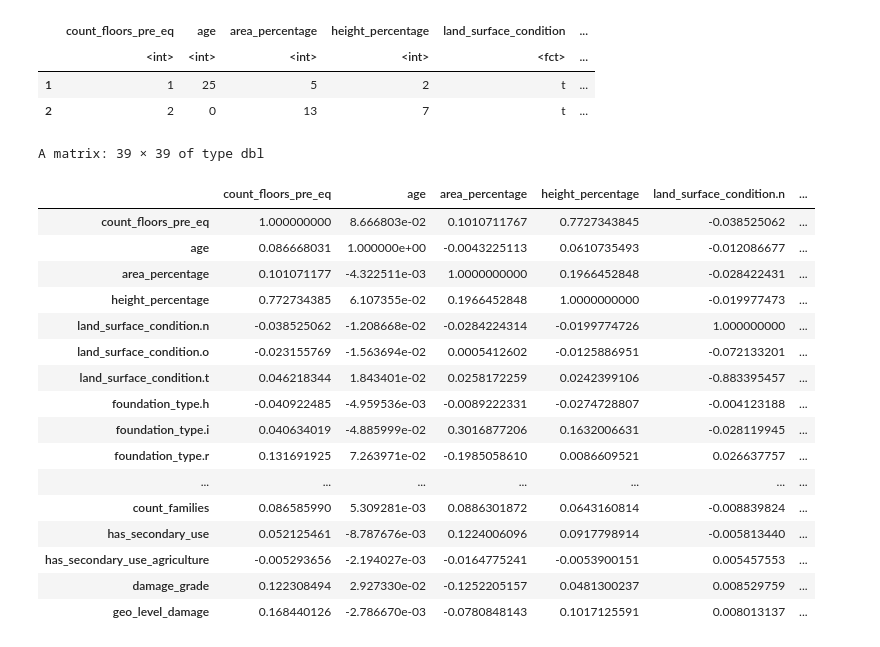
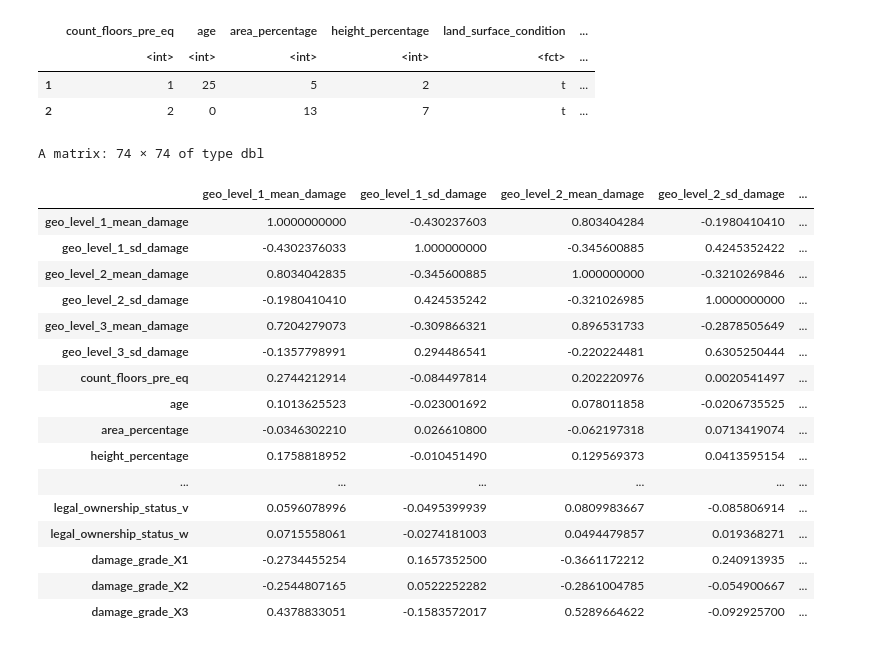
Before and after one commit to bikostet/richter-s-predictor-group-42, a Jupyter notebook: 0_Data Pre-processing .ipynb, the cells around one changed output. Cells and saved outputs as stored; diff of their text form; code cells hidden in the pictures.

```diff
--- a/0_Data Pre-processing .ipynb
+++ b/0_Data Pre-processing .ipynb
@@ -209,0 +241,3 @@ write.csv(data, file = "data_target_encoding.csv", row.names = FALSE)
+# %%
+data <- read.csv("data_target_encoding.csv",stringsAsFactors = T)
+test <- read.csv("test_target_encoding.csv",stringsAsFactors = T)
@@ -209,0 +253,8 @@ write.csv(data, file = "data_target_encoding.csv", row.names = FALSE)
+# %%
+dataNN <- recipe(damage_grade ~ ., data) %>%
+  step_normalize(count_floors_pre_eq, age, area_percentage, height_percentage, geo_level_1_mean_damage, geo_level_2_mean_damage, geo_level_3_mean_damage, geo_level_1_sd_damage,geo_level_2_sd_damage,geo_level_3_sd_damage) %>%
+  step_num2factor(damage_grade,levels=c('1','2','3')) %>%
+  step_dummy(all_nominal(), one_hot = TRUE) %>%
+  step_rm(geo_level_1_id,geo_level_2_id,geo_level_3_id,building_id) %>%
+  prep(log_changes=TRUE) %>%
+  bake(new_data = NULL)
@@ -230,21 +308,21 @@ data_dummy <- data.frame(predict(dummy_data, newdata = data))
-# %%
-cor(data_dummy)
-# %% [output]
-A matrix: 39 × 39 of type dbl
-|  | count_floors_pre_eq | age | area_percentage | height_percentage | land_surface_condition.n | ... |
-| count_floors_pre_eq | 1.000000000 | 8.666803e-02 | 0.1010711767 | 0.7727343845 | -0.038525062 | ... |
-| age | 0.086668031 | 1.000000e+00 | -0.0043225113 | 0.0610735493 | -0.012086677 | ... |
-| area_percentage | 0.101071177 | -4.322511e-03 | 1.0000000000 | 0.1966452848 | -0.028422431 | ... |
-| height_percentage | 0.772734385 | 6.107355e-02 | 0.1966452848 | 1.0000000000 | -0.019977473 | ... |
-| land_surface_condition.n | -0.038525062 | -1.208668e-02 | -0.0284224314 | -0.0199774726 | 1.000000000 | ... |
-| land_surface_condition.o | -0.023155769 | -1.563694e-02 | 0.0005412602 | -0.0125886951 | -0.072133201 | ... |
-| land_surface_condition.t | 0.046218344 | 1.843401e-02 | 0.0258172259 | 0.0242399106 | -0.883395457 | ... |
-| foundation_type.h | -0.040922485 | -4.959536e-03 | -0.0089222331 | -0.0274728807 | -0.004123188 | ... |
-| foundation_type.i | 0.040634019 | -4.885999e-02 | 0.3016877206 | 0.1632006631 | -0.028119945 | ... |
-| foundation_type.r | 0.131691925 | 7.263971e-02 | -0.1985058610 | 0.0086609521 | 0.026637757 | ... |
-| ... | ... | ... | ... | ... | ... | ... |
-| count_families | 0.086585990 | 5.309281e-03 | 0.0886301872 | 0.0643160814 | -0.008839824 | ... |
-| has_secondary_use | 0.052125461 | -8.787676e-03 | 0.1224006096 | 0.0917798914 | -0.005813440 | ... |
-| has_secondary_use_agriculture | -0.005293656 | -2.194027e-03 | -0.0164775241 | -0.0053900151 | 0.005457553 | ... |
-| damage_grade | 0.122308494 | 2.927330e-02 | -0.1252205157 | 0.0481300237 | 0.008529759 | ... |
-| geo_level_damage | 0.168440126 | -2.786670e-03 | -0.0780848143 | 0.1017125591 | 0.008013137 | ... |
+# %%
+cor(dataNN)
+# %% [output]
+A matrix: 74 × 74 of type dbl
+|  | geo_level_1_mean_damage | geo_level_1_sd_damage | geo_level_2_mean_damage | geo_level_2_sd_damage | ... |
+| geo_level_1_mean_damage | 1.0000000000 | -0.430237603 | 0.803404284 | -0.1980410410 | ... |
+| geo_level_1_sd_damage | -0.4302376033 | 1.000000000 | -0.345600885 | 0.4245352422 | ... |
+| geo_level_2_mean_damage | 0.8034042835 | -0.345600885 | 1.000000000 | -0.3210269846 | ... |
+| geo_level_2_sd_damage | -0.1980410410 | 0.424535242 | -0.321026985 | 1.0000000000 | ... |
+| geo_level_3_mean_damage | 0.7204279073 | -0.309866321 | 0.896531733 | -0.2878505649 | ... |
+| geo_level_3_sd_damage | -0.1357798991 | 0.294486541 | -0.220224481 | 0.6305250444 | ... |
+| count_floors_pre_eq | 0.2744212914 | -0.084497814 | 0.202220976 | 0.0020541497 | ... |
+| age | 0.1013625523 | -0.023001692 | 0.078011858 | -0.0206735525 | ... |
+| area_percentage | -0.0346302210 | 0.026610800 | -0.062197318 | 0.0713419074 | ... |
+| height_percentage | 0.1758818952 | -0.010451490 | 0.129569373 | 0.0413595154 | ... |
+| ... | ... | ... | ... | ... | ... |
+| legal_ownership_status_v | 0.0596078996 | -0.0495399939 | 0.0809983667 | -0.085806914 | ... |
+| legal_ownership_status_w | 0.0715558061 | -0.0274181003 | 0.0494479857 | 0.019368271 | ... |
+| damage_grade_X1 | -0.2734455254 | 0.1657352500 | -0.3661172212 | 0.240913935 | ... |
+| damage_grade_X2 | -0.2544807165 | 0.0522252282 | -0.2861004785 | -0.054900667 | ... |
+| damage_grade_X3 | 0.4378833051 | -0.1583572017 | 0.5289664622 | -0.092925700 | ... |
```
Also changed, not shown: parts of 15 cells of this notebook, 6 other files.
